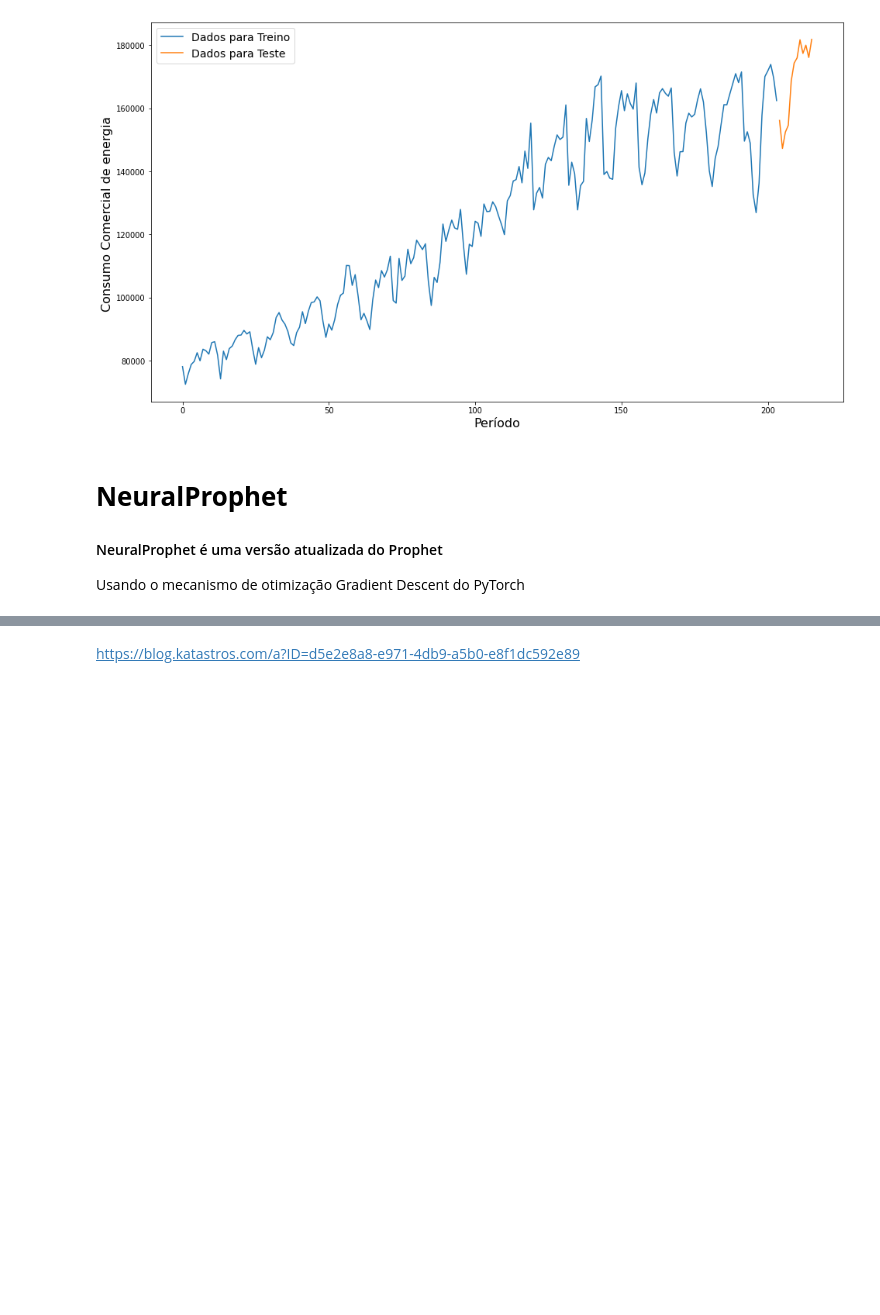
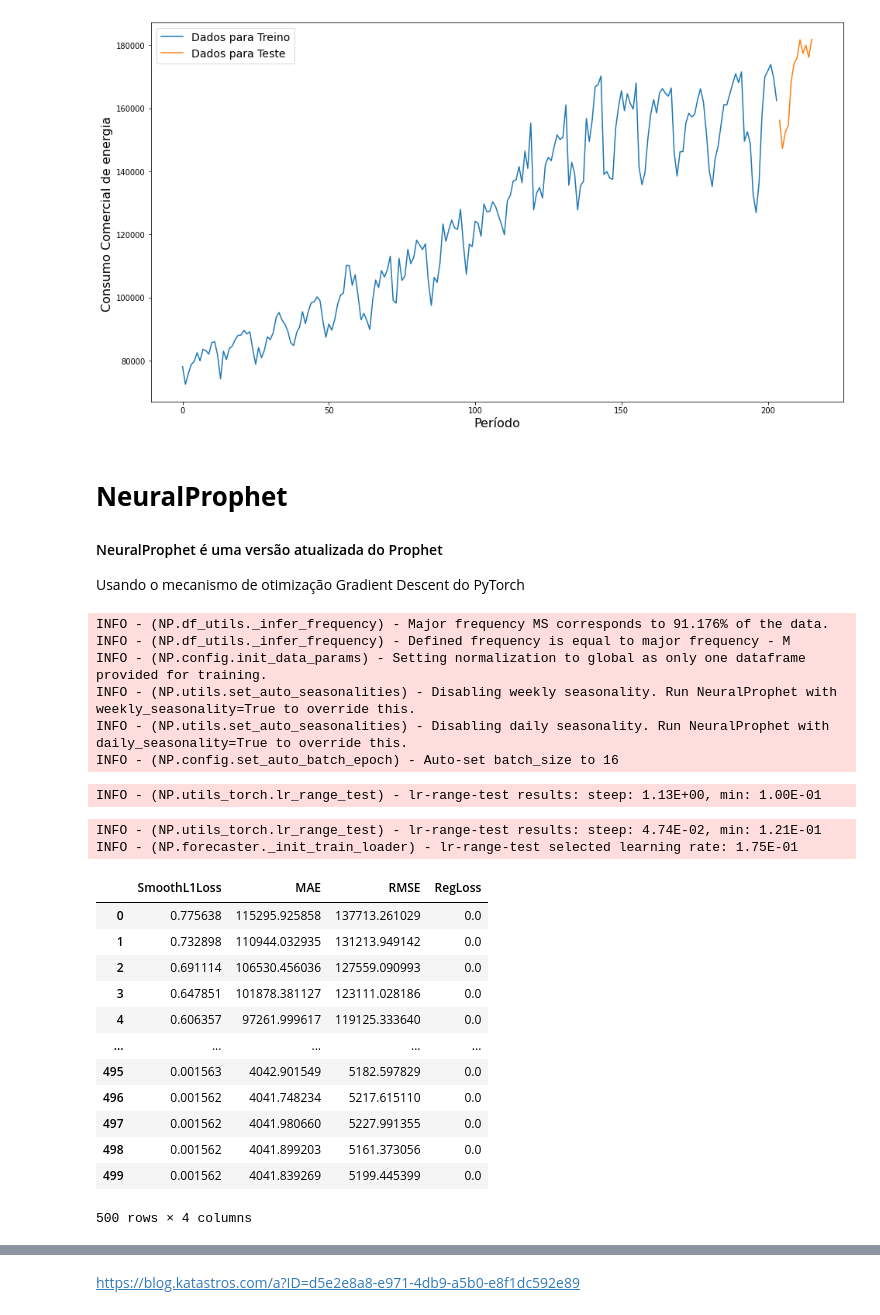
Before and after one commit to nicolycosta/RedesNeurais-SeriesTemporais, a Jupyter notebook: RNIPCA.ipynb, the cells around one changed output, grey strips where cells are left out. Saved outputs shown, nothing was run; the diff lists cells and outputs as text; code cells hidden in the pictures; blank space fills up the shorter version.

```diff
--- a/RNIPCA.ipynb
+++ b/RNIPCA.ipynb
@@ -145,0 +145,25 @@ modelmul = NeuralProphet(seasonality_mode="multiplicative",
+# %%
+modeladd.fit(Train, freq= 'M')
+# %% [output]
+INFO - (NP.df_utils._infer_frequency) - Major frequency MS corresponds to 91.176% of the data.
+INFO - (NP.df_utils._infer_frequency) - Defined frequency is equal to major frequency - M
+INFO - (NP.config.init_data_params) - Setting normalization to global as only one dataframe provided for training.
+INFO - (NP.utils.set_auto_seasonalities) - Disabling weekly seasonality. Run NeuralProphet with weekly_seasonality=True to override this.
+INFO - (NP.utils.set_auto_seasonalities) - Disabling daily seasonality. Run NeuralProphet with daily_seasonality=True to override this.
+INFO - (NP.config.set_auto_batch_epoch) - Auto-set batch_size to 16
+INFO - (NP.utils_torch.lr_range_test) - lr-range-test results: steep: 1.13E+00, min: 1.00E-01
+INFO - (NP.utils_torch.lr_range_test) - lr-range-test results: steep: 4.74E-02, min: 1.21E-01
+INFO - (NP.forecaster._init_train_loader) - lr-range-test selected learning rate: 1.75E-01
+|  | SmoothL1Loss | MAE | RMSE | RegLoss |
+| 0 | 0.775638 | 115295.925858 | 137713.261029 | 0.0 |
+| 1 | 0.732898 | 110944.032935 | 131213.949142 | 0.0 |
+| 2 | 0.691114 | 106530.456036 | 127559.090993 | 0.0 |
+| 3 | 0.647851 | 101878.381127 | 123111.028186 | 0.0 |
+| 4 | 0.606357 | 97261.999617 | 119125.333640 | 0.0 |
+| ... | ... | ... | ... | ... |
+| 495 | 0.001563 | 4042.901549 | 5182.597829 | 0.0 |
+| 496 | 0.001562 | 4041.748234 | 5217.615110 | 0.0 |
+| 497 | 0.001562 | 4041.980660 | 5227.991355 | 0.0 |
+| 498 | 0.001562 | 4041.899203 | 5161.373056 | 0.0 |
+| 499 | 0.001562 | 4041.839269 | 5199.445399 | 0.0 |
+500 rows × 4 columns
```
Also changed, not shown: parts of 2 cells of this notebook.
